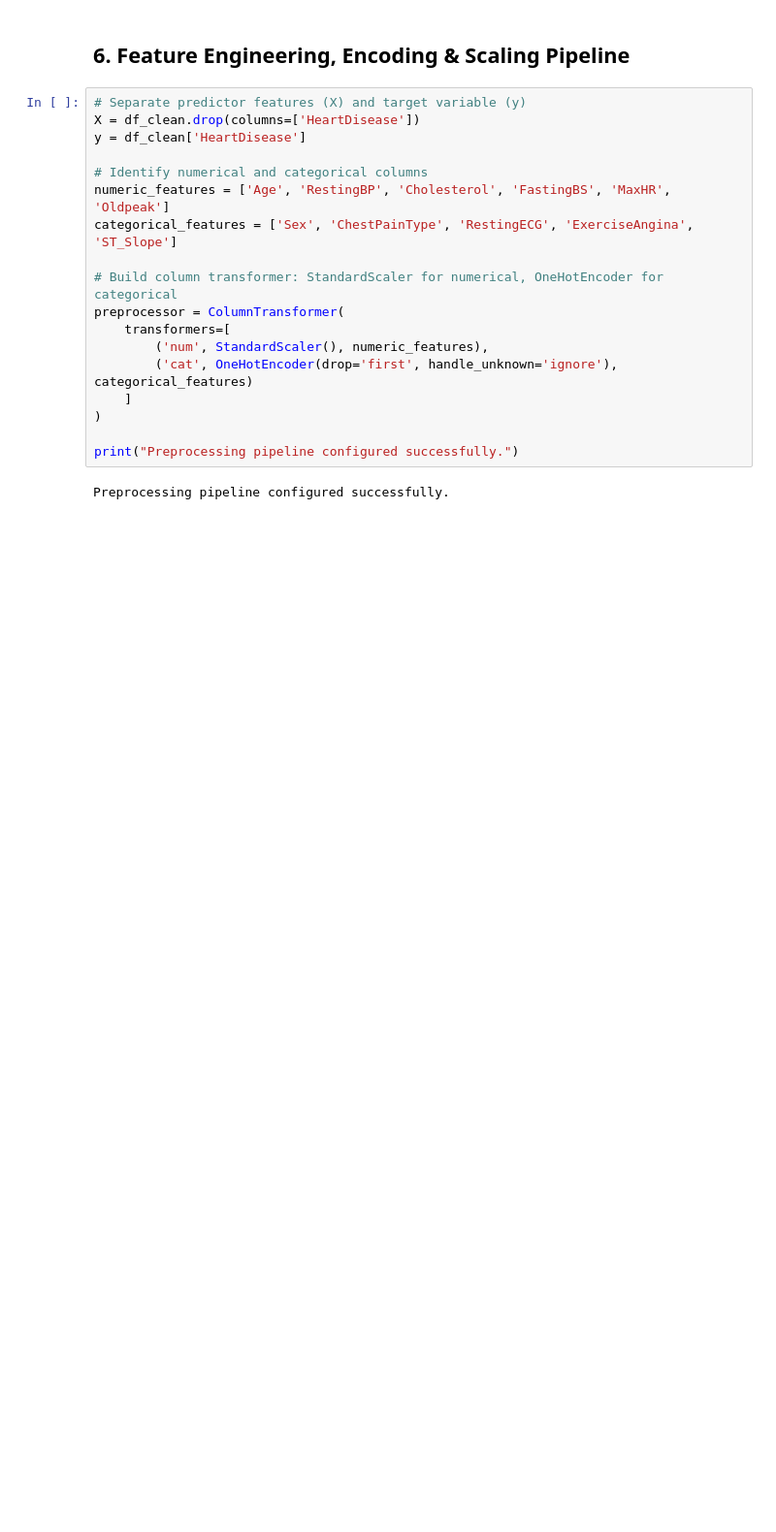
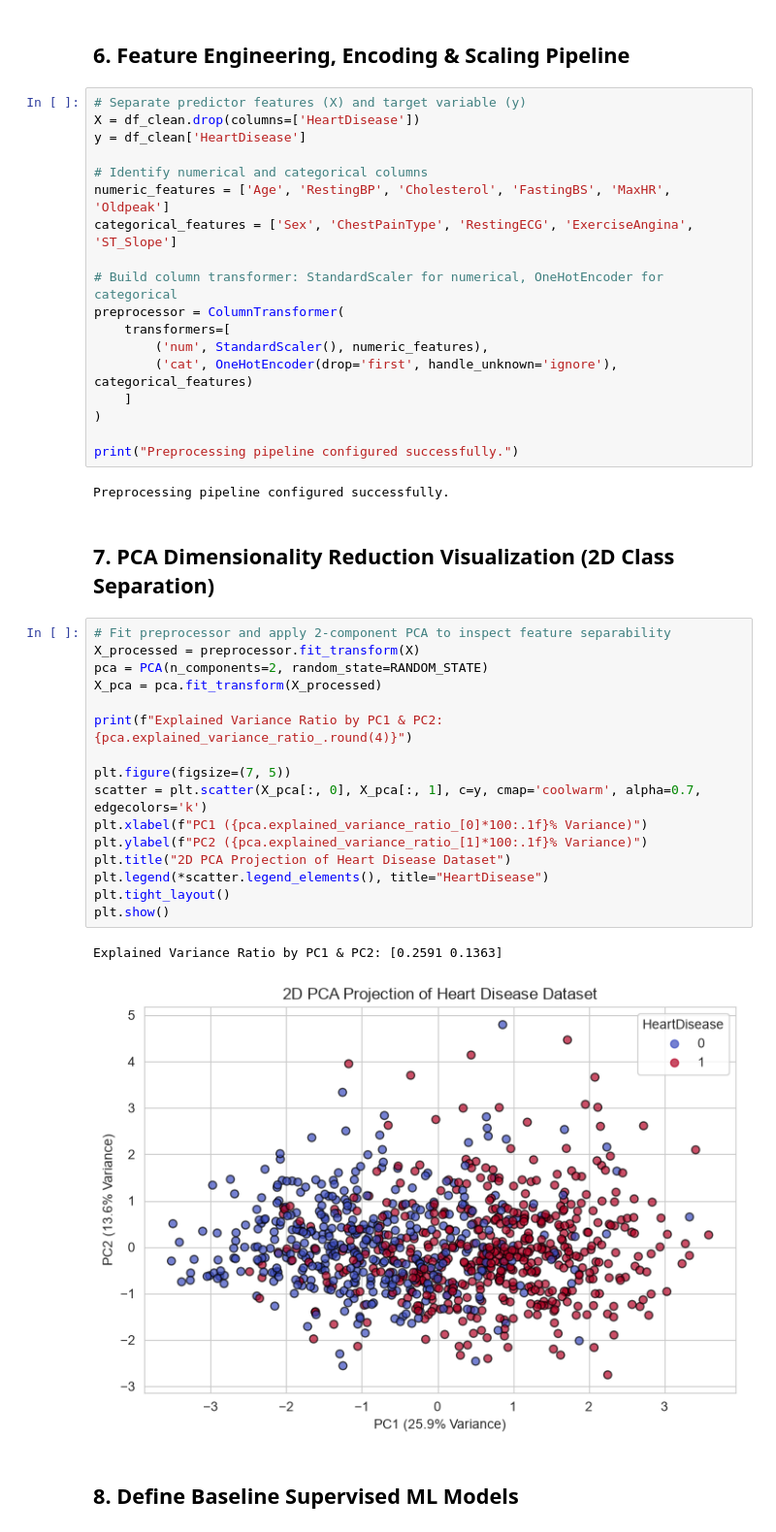
Before and after one commit to sujitasingh8/hdsdab-04-machine-learning-ca1, a Jupyter notebook: sba26094_Sujita_Singh_ML_CA1.ipynb, the cells around one changed output. Shown at 97% size. Drawn from its saved outputs; the diff is of its cells as text; blank space fills up the shorter version.

Commit message:
Modified jupyter notebook - developed code for PCA and supervised ML models
Modified jupyter notebook - developed code for PCA and supervised ML models

```diff
--- a/sba26094_Sujita_Singh_ML_CA1.ipynb
+++ b/sba26094_Sujita_Singh_ML_CA1.ipynb
@@ -181,3 +181,26 @@ preprocessor = ColumnTransformer(
 print("Preprocessing pipeline configured successfully.")
 # %% [output]
 Preprocessing pipeline configured successfully.
+# %% [markdown]
+## 7. PCA Dimensionality Reduction Visualization (2D Class Separation)
+# %%
+# Fit preprocessor and apply 2-component PCA to inspect feature separability
+X_processed = preprocessor.fit_transform(X)
+pca = PCA(n_components=2, random_state=RANDOM_STATE)
+X_pca = pca.fit_transform(X_processed)
+
+print(f"Explained Variance Ratio by PC1 & PC2: {pca.explained_variance_ratio_.round(4)}")
+
+plt.figure(figsize=(7, 5))
+scatter = plt.scatter(X_pca[:, 0], X_pca[:, 1], c=y, cmap='coolwarm', alpha=0.7, edgecolors='k')
+plt.xlabel(f"PC1 ({pca.explained_variance_ratio_[0]*100:.1f}% Variance)")
+plt.ylabel(f"PC2 ({pca.explained_variance_ratio_[1]*100:.1f}% Variance)")
+plt.title("2D PCA Projection of Heart Disease Dataset")
+plt.legend(*scatter.legend_elements(), title="HeartDisease")
+plt.tight_layout()
+plt.show()
+# %% [output]
+Explained Variance Ratio by PC1 & PC2: [0.2591 0.1363]
+[figure, added]
+# %% [markdown]
+## 8. Define Baseline Supervised ML Models
```
Also changed, not shown: parts of 3 cells of this notebook.
